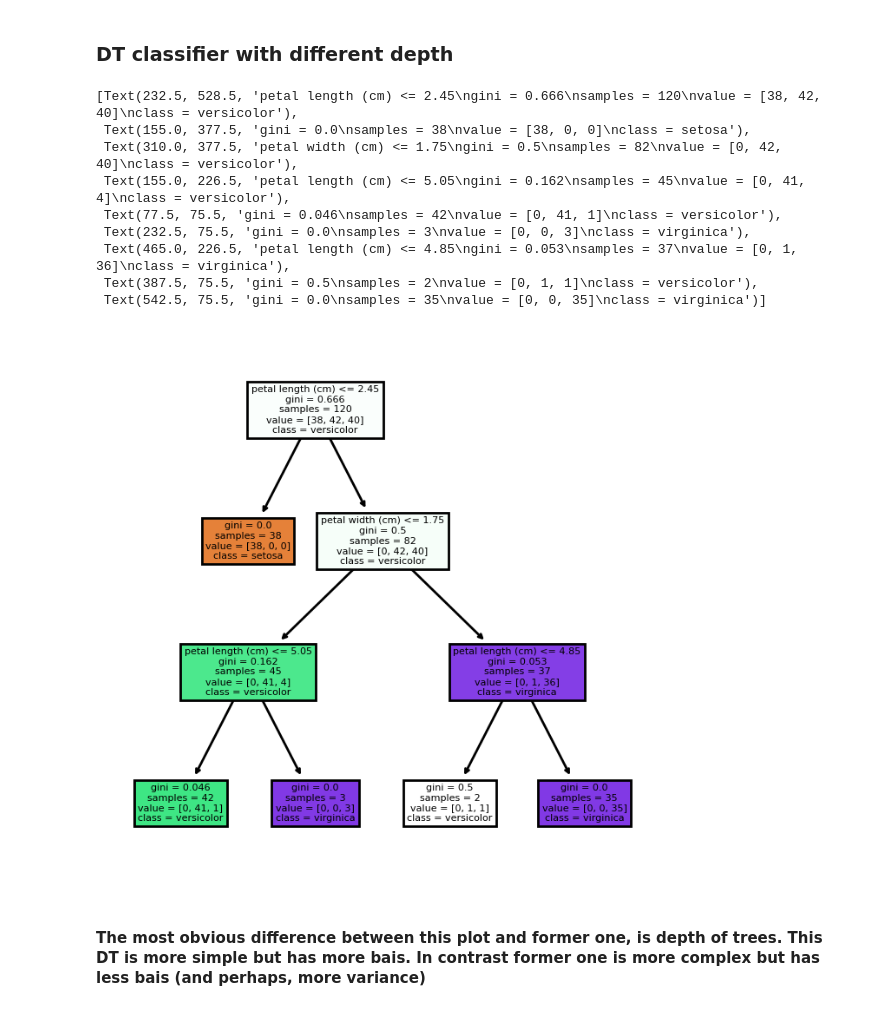
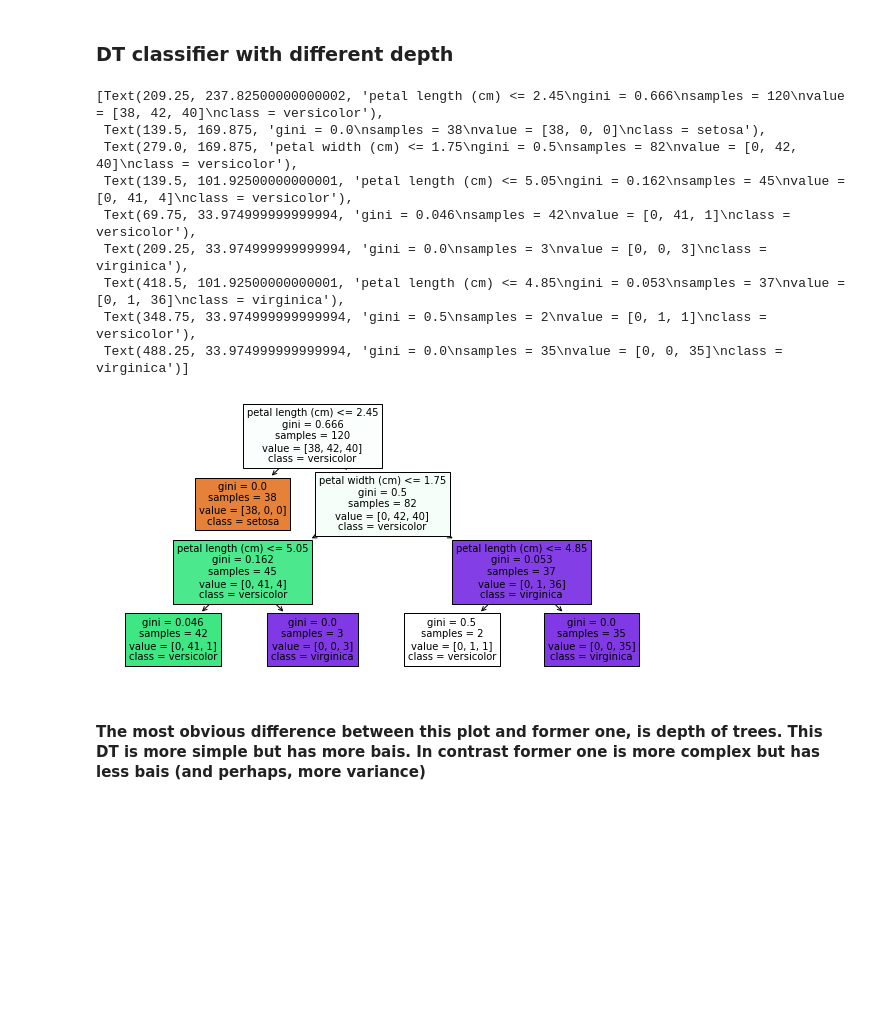
Before and after one commit to MohammadFarrahi/AI-SummerSchool-ACM2021-Task3, a Jupyter notebook: task3-part3.ipynb, the cells around one changed output. Cells and saved outputs as stored; diff of their text form; code cells hidden in the pictures; blank space fills up the shorter version.

```diff
--- a/task3-part3.ipynb
+++ b/task3-part3.ipynb
@@ -76,22 +76,22 @@ tree.plot_tree(clsfr1, feature_names=fn, class_names=cn, filled=True)
 # %%
 clsfr2 = DecisionTreeClassifier(random_state=42, max_depth=3)
 clsfr2.fit(X_train, y_train)
 
-fig, axes = plt.subplots(nrows = 1,ncols = 1,figsize = (4,4), dpi=200)
+fig, axes = plt.subplots(nrows = 1,ncols = 1,figsize = (10,5))
 fn=['sepal length (cm)','sepal width (cm)','petal length (cm)','petal width (cm)']
 cn=['setosa', 'versicolor', 'virginica']
 tree.plot_tree(clsfr2, feature_names=fn, class_names=cn, filled=True)
 # %% [output]
-[Text(232.5, 528.5, 'petal length (cm) <= 2.45\ngini = 0.666\nsamples = 120\nvalue = [38, 42, 40]\nclass = versicolor'),
- Text(155.0, 377.5, 'gini = 0.0\nsamples = 38\nvalue = [38, 0, 0]\nclass = setosa'),
- Text(310.0, 377.5, 'petal width (cm) <= 1.75\ngini = 0.5\nsamples = 82\nvalue = [0, 42, 40]\nclass = versicolor'),
- Text(155.0, 226.5, 'petal length (cm) <= 5.05\ngini = 0.162\nsamples = 45\nvalue = [0, 41, 4]\nclass = versicolor'),
- Text(77.5, 75.5, 'gini = 0.046\nsamples = 42\nvalue = [0, 41, 1]\nclass = versicolor'),
- Text(232.5, 75.5, 'gini = 0.0\nsamples = 3\nvalue = [0, 0, 3]\nclass = virginica'),
- Text(465.0, 226.5, 'petal length (cm) <= 4.85\ngini = 0.053\nsamples = 37\nvalue = [0, 1, 36]\nclass = virginica'),
- Text(387.5, 75.5, 'gini = 0.5\nsamples = 2\nvalue = [0, 1, 1]\nclass = versicolor'),
- Text(542.5, 75.5, 'gini = 0.0\nsamples = 35\nvalue = [0, 0, 35]\nclass = virginica')]
+[Text(209.25, 237.82500000000002, 'petal length (cm) <= 2.45\ngini = 0.666\nsamples = 120\nvalue = [38, 42, 40]\nclass = versicolor'),
+ Text(139.5, 169.875, 'gini = 0.0\nsamples = 38\nvalue = [38, 0, 0]\nclass = setosa'),
+ Text(279.0, 169.875, 'petal width (cm) <= 1.75\ngini = 0.5\nsamples = 82\nvalue = [0, 42, 40]\nclass = versicolor'),
+ Text(139.5, 101.92500000000001, 'petal length (cm) <= 5.05\ngini = 0.162\nsamples = 45\nvalue = [0, 41, 4]\nclass = versicolor'),
+ Text(69.75, 33.974999999999994, 'gini = 0.046\nsamples = 42\nvalue = [0, 41, 1]\nclass = versicolor'),
+ Text(209.25, 33.974999999999994, 'gini = 0.0\nsamples = 3\nvalue = [0, 0, 3]\nclass = virginica'),
+ Text(418.5, 101.92500000000001, 'petal length (cm) <= 4.85\ngini = 0.053\nsamples = 37\nvalue = [0, 1, 36]\nclass = virginica'),
+ Text(348.75, 33.974999999999994, 'gini = 0.5\nsamples = 2\nvalue = [0, 1, 1]\nclass = versicolor'),
+ Text(488.25, 33.974999999999994, 'gini = 0.0\nsamples = 35\nvalue = [0, 0, 35]\nclass = virginica')]
-[figure, old version]
+[figure, new version]
 # %% [markdown]
 #### The most obvious difference between this plot and former one, is depth of trees. This DT is more simple but has more bais. In contrast former one is more complex but has less bais (and perhaps, more variance)
 # %% [markdown]
```
Also changed, not shown: parts of 1 cell of this notebook.
